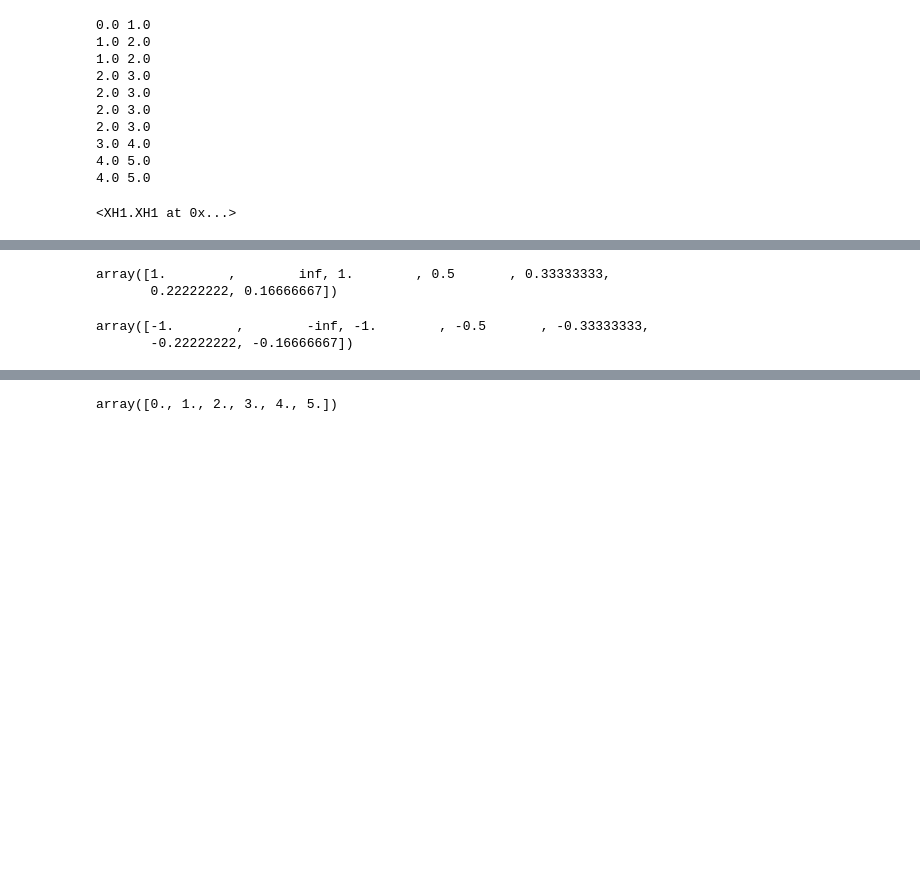
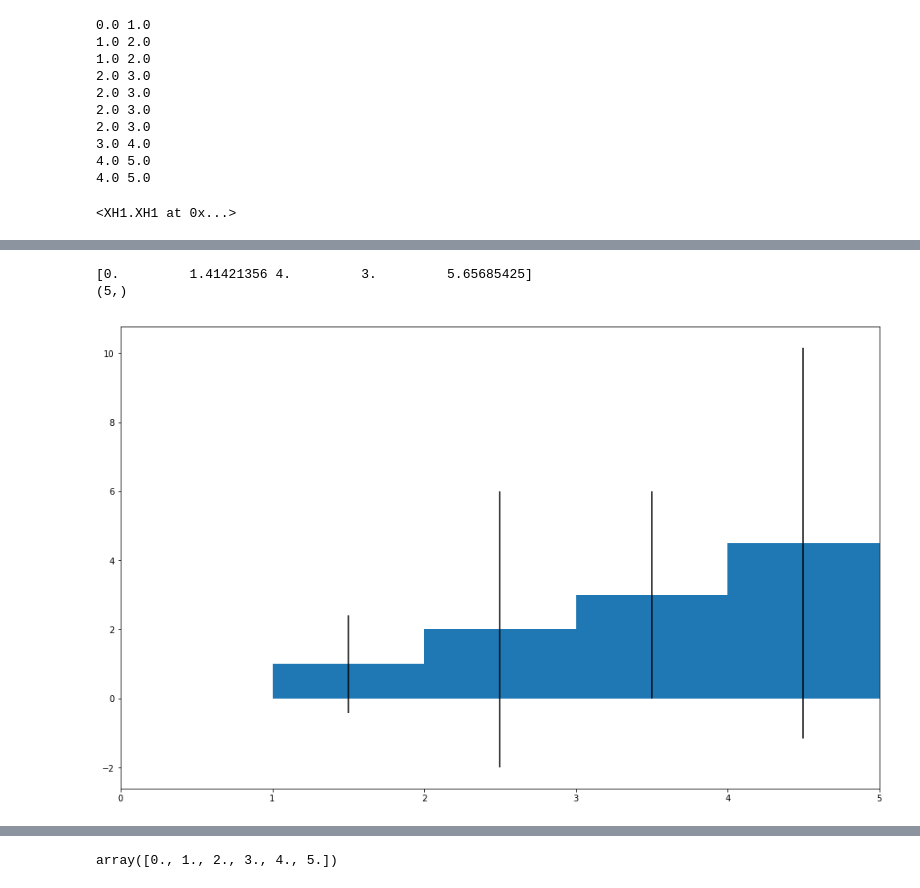
Before and after one commit to chinleock/statXPlot, a Jupyter notebook: notebook/demo.ipynb, the cells around one changed output, grey strips where cells are left out. Cells and saved outputs as stored; diff of their text form; code cells hidden in the pictures; blank space fills up the shorter version.

```diff
--- a/notebook/demo.ipynb
+++ b/notebook/demo.ipynb
@@ -60,10 +73,6 @@ array([ 4.,  0.,  4., 32.,  3., 72., 96.])
 # %%
-(h1/h2).hist
+(h2/h1).Draw()
 # %% [output]
-array([1.        ,        inf, 1.        , 0.5       , 0.33333333,
-       0.22222222, 0.16666667])
+[0.         1.41421356 4.         3.         5.65685425]
+(5,)
+[figure, added]
-# %%
-h1.Divide(h2,-1).hist
-# %% [output]
-array([-1.        ,        -inf, -1.        , -0.5       , -0.33333333,
-       -0.22222222, -0.16666667])
```
Also changed, not shown: parts of 16 cells of this notebook, 1 other file.
